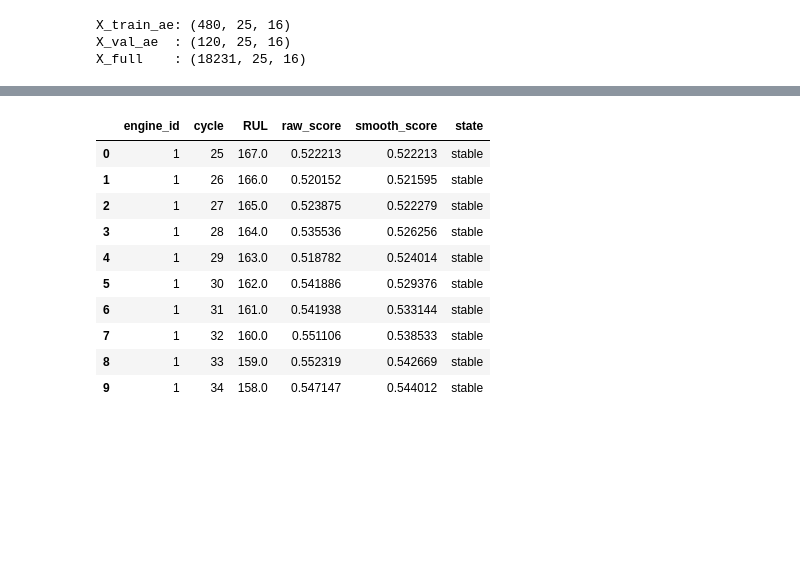
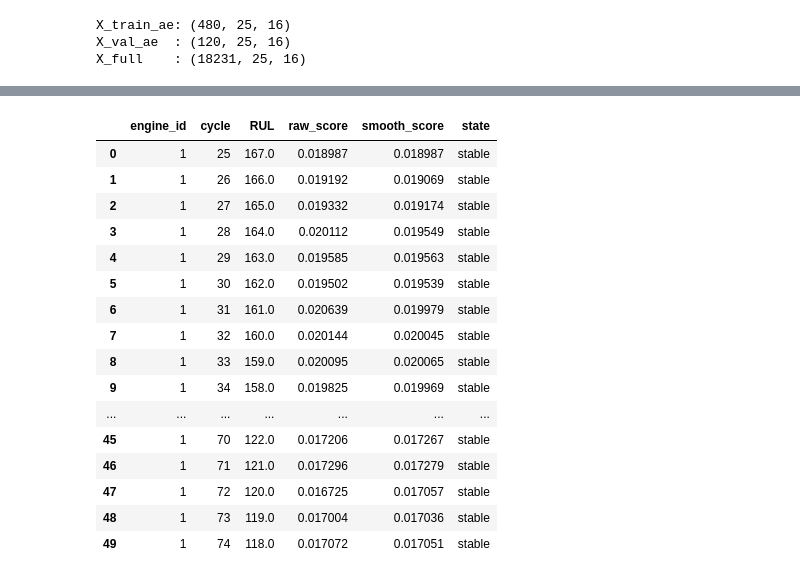
Before and after one commit to khanhdeptra1212/Turbofan-Engine-Health-Monitoring-and-Remaining-Useful-Life-Prediction-Web-Application-, a Jupyter notebook: notebook/notebook2.ipynb, the cells around one changed output, grey strips where cells are left out. Saved outputs shown, nothing was run; the diff lists cells and outputs as text; code cells hidden in the pictures; blank space fills up the shorter version.

```diff
--- a/notebook/notebook2.ipynb
+++ b/notebook/notebook2.ipynb
@@ -136,7 +131,7 @@ time_col = 'cycle'
 
 feature_cols = [
     c for c in df.columns
-    if c not in ['engine_id', 'cycle', 'RUL', 'op_setting_1', 'op_setting_2']
+    if c not in ['engine_id', 'cycle', 'RUL']
 ]
 
 print("Feature cols:", feature_cols)
@@ -178,9 +173,9 @@ Val healthy  : (600, 19)
 Num train engines: 80
 Num val engines  : 20
 # %%
-from sklearn.preprocessing import StandardScaler
+from sklearn.preprocessing import StandardScaler,MinMaxScaler
 
-scaler = StandardScaler()
+scaler = MinMaxScaler()
 scaler.fit(healthy_train_df[feature_cols])
 
 df_scaled = df.copy()
@@ -283,11 +284,13 @@ Model: "functional_2"
 # %%
+
+
 callbacks = [
-    EarlyStopping(
+    tf.keras.callbacks.EarlyStopping(
         monitor='val_loss',
         patience=6,
         restore_best_weights=True
     ),
-    ReduceLROnPlateau(
+    tf.keras.callbacks.ReduceLROnPlateau(
         monitor='val_loss',
         factor=0.5,
         patience=3,
@@ -368,8 +371,8 @@ def apply_ema(meta_df, alpha=0.4):
 
 meta_full = apply_ema(meta_full, alpha=0.4)
 # %%
-warning_th = np.percentile(val_scores, 97)
-critical_th = np.percentile(val_scores, 99.5)
+warning_th = np.percentile(val_scores, 87)
+critical_th = np.percentile(val_scores, 99.7)
 
 print("warning_th :", warning_th)
 print("critical_th:", critical_th)
@@ -388,27 +391,33 @@ ROC-AUC: 0.9696
 # %%
 def get_state(score, warning_th, critical_th):
     if score < warning_th:
         return "stable"
     elif score < critical_th:
         return "warning"
     else:
         return "critical"
 
 meta_full['state'] = meta_full['smooth_score'].apply(
     lambda x: get_state(x, warning_th, critical_th)
 )
 
-meta_full[['engine_id', 'cycle', 'RUL', 'raw_score', 'smooth_score', 'state']].head()
+meta_full[['engine_id', 'cycle', 'RUL', 'raw_score', 'smooth_score', 'state']].head(50)
 # %% [output]
 |  | engine_id | cycle | RUL | raw_score | smooth_score | state |
-| 0 | 1 | 25 | 167.0 | 0.522213 | 0.522213 | stable |
-| 1 | 1 | 26 | 166.0 | 0.520152 | 0.521595 | stable |
-| 2 | 1 | 27 | 165.0 | 0.523875 | 0.522279 | stable |
-| 3 | 1 | 28 | 164.0 | 0.535536 | 0.526256 | stable |
-| 4 | 1 | 29 | 163.0 | 0.518782 | 0.524014 | stable |
-| 5 | 1 | 30 | 162.0 | 0.541886 | 0.529376 | stable |
-| 6 | 1 | 31 | 161.0 | 0.541938 | 0.533144 | stable |
-| 7 | 1 | 32 | 160.0 | 0.551106 | 0.538533 | stable |
-| 8 | 1 | 33 | 159.0 | 0.552319 | 0.542669 | stable |
-| 9 | 1 | 34 | 158.0 | 0.547147 | 0.544012 | stable |
+| 0 | 1 | 25 | 167.0 | 0.018987 | 0.018987 | stable |
+| 1 | 1 | 26 | 166.0 | 0.019192 | 0.019069 | stable |
+| 2 | 1 | 27 | 165.0 | 0.019332 | 0.019174 | stable |
+| 3 | 1 | 28 | 164.0 | 0.020112 | 0.019549 | stable |
+| 4 | 1 | 29 | 163.0 | 0.019585 | 0.019563 | stable |
+| 5 | 1 | 30 | 162.0 | 0.019502 | 0.019539 | stable |
+| 6 | 1 | 31 | 161.0 | 0.020639 | 0.019979 | stable |
+| 7 | 1 | 32 | 160.0 | 0.020144 | 0.020045 | stable |
+| 8 | 1 | 33 | 159.0 | 0.020095 | 0.020065 | stable |
+| 9 | 1 | 34 | 158.0 | 0.019825 | 0.019969 | stable |
+| ... | ... | ... | ... | ... | ... | ... |
+| 45 | 1 | 70 | 122.0 | 0.017206 | 0.017267 | stable |
+| 46 | 1 | 71 | 121.0 | 0.017296 | 0.017279 | stable |
+| 47 | 1 | 72 | 120.0 | 0.016725 | 0.017057 | stable |
+| 48 | 1 | 73 | 119.0 | 0.017004 | 0.017036 | stable |
+| 49 | 1 | 74 | 118.0 | 0.017072 | 0.017051 | stable |
 # %%
```
Also changed, not shown: parts of 13 cells of this notebook, 10 other files.
